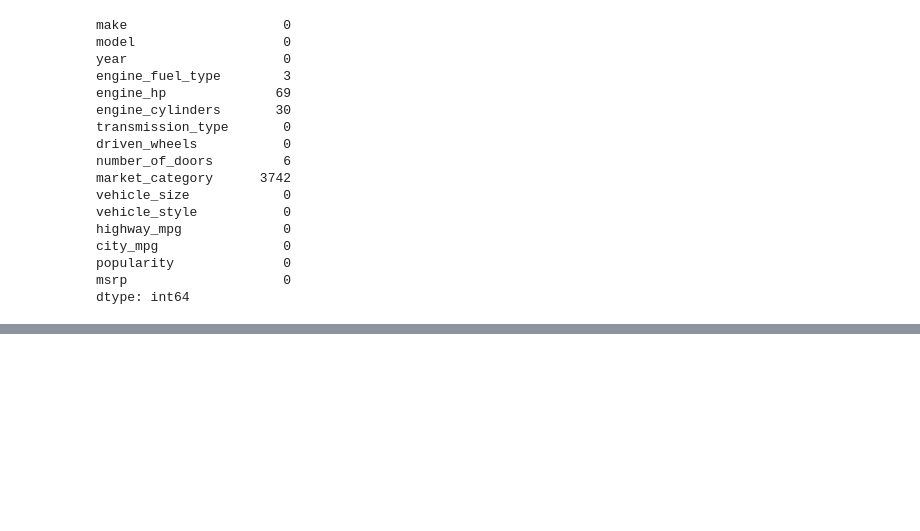
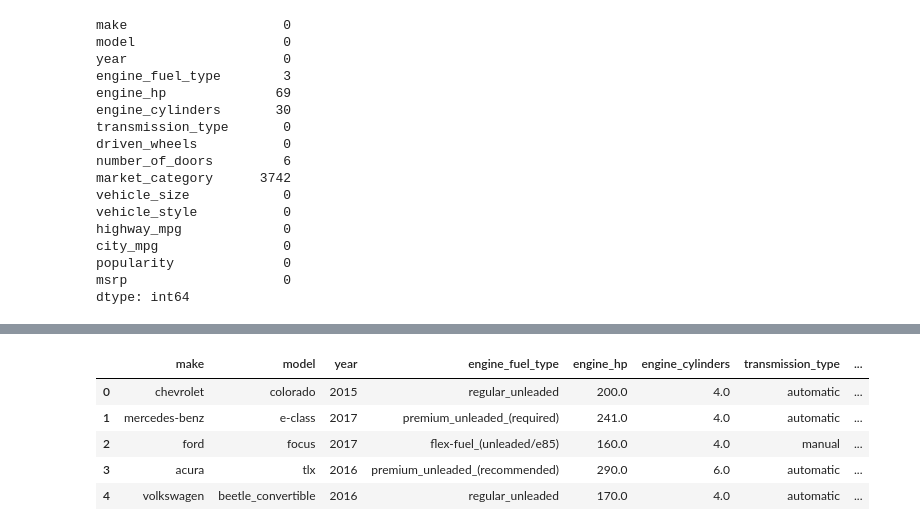
Before and after one commit to GonzalezMada/machine-learning-zoomcamp2025-homework, a Jupyter notebook: 02-Car_Price_Prediction_using_Regression/carprice.ipynb, the cells around one changed output, grey strips where cells are left out. Cells and saved outputs as stored; diff of their text form; code cells hidden in the pictures; blank space fills up the shorter version.

```diff
--- a/02-Car_Price_Prediction_using_Regression/carprice.ipynb
+++ b/02-Car_Price_Prediction_using_Regression/carprice.ipynb
@@ -128,0 +184,16 @@ dtype: int64
+# %%
+#in the previous cell the index is non-ordered.
+# The index is now reset.
+
+df_train = df_train.reset_index(drop= True)
+df_val= df_val.reset_index(drop= True)
+df_test = df_test.reset_index(drop=True)
+
+df_val[:5]
+# %% [output]
+|  | make | model | year | engine_fuel_type | engine_hp | engine_cylinders | transmission_type | ... |
+| 0 | chevrolet | colorado | 2015 | regular_unleaded | 200.0 | 4.0 | automatic | ... |
+| 1 | mercedes-benz | e-class | 2017 | premium_unleaded_(required) | 241.0 | 4.0 | automatic | ... |
+| 2 | ford | focus | 2017 | flex-fuel_(unleaded/e85) | 160.0 | 4.0 | manual | ... |
+| 3 | acura | tlx | 2016 | premium_unleaded_(recommended) | 290.0 | 6.0 | automatic | ... |
+| 4 | volkswagen | beetle_convertible | 2016 | regular_unleaded | 170.0 | 4.0 | automatic | ... |
```
Also changed, not shown: parts of 8 cells of this notebook.
